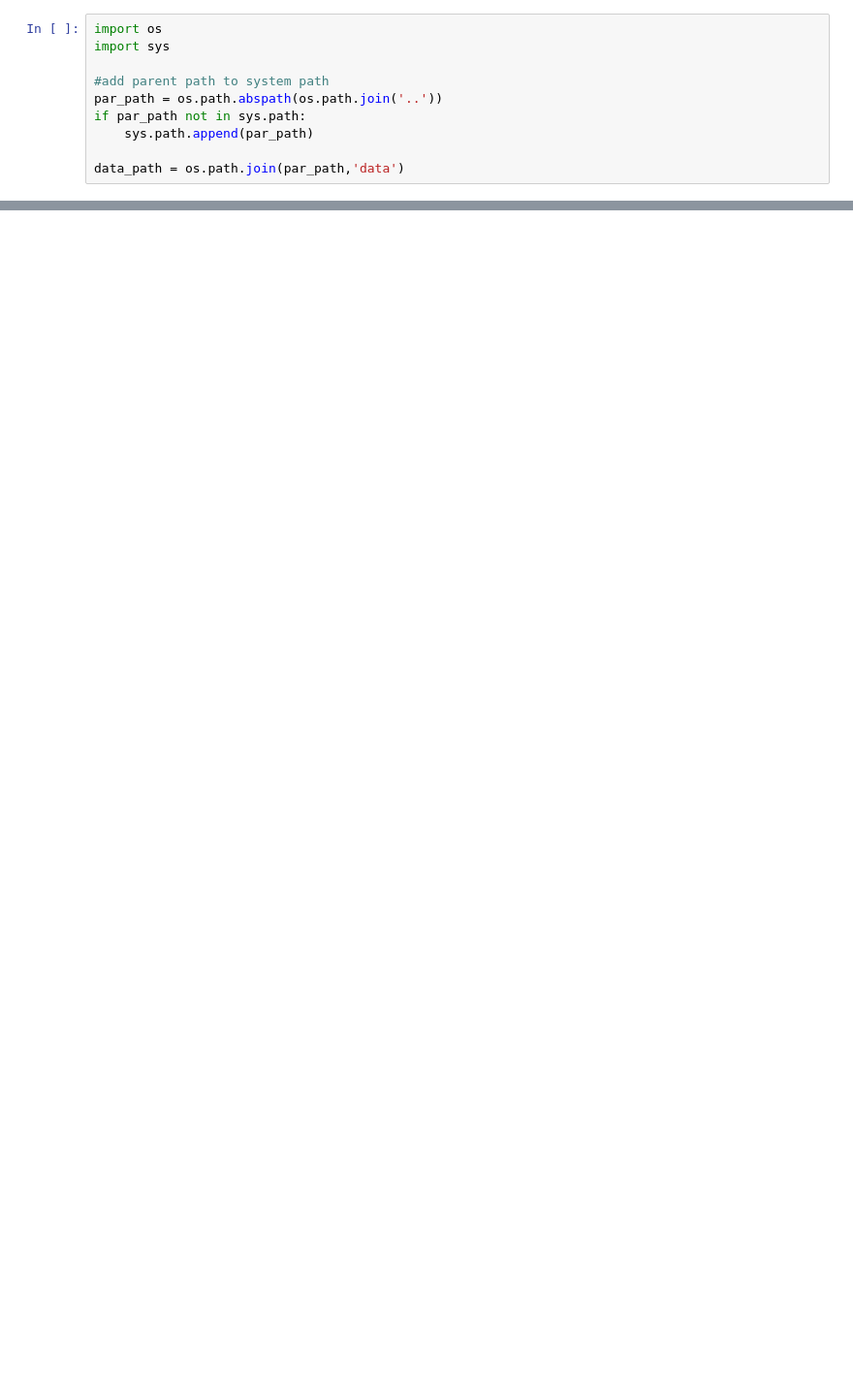
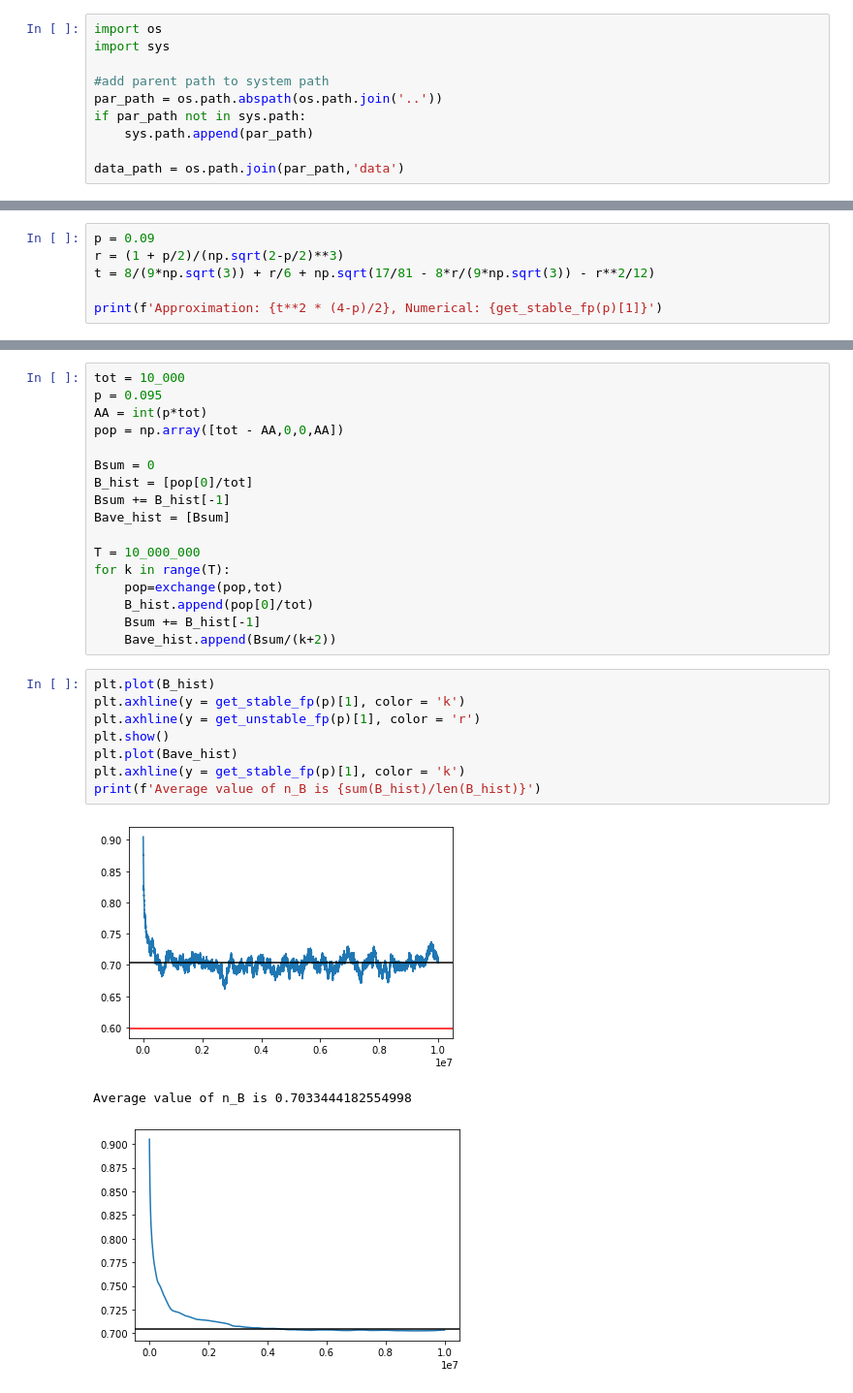
Before and after one commit to slashdotfield/Physics-305, a Jupyter notebook: AfB/notebooks/01 - Prototyping.ipynb, the cells around one changed output, grey strips where cells are left out. Shown at 97% size. Cells and saved outputs as stored; diff of their text form; blank space fills up the shorter version.

```diff
--- a/AfB/notebooks/01 - Prototyping.ipynb
+++ b/AfB/notebooks/01 - Prototyping.ipynb
@@ -170,0 +229,6 @@ r
+# %%
+p = 0.09
+r = (1 + p/2)/(np.sqrt(2-p/2)**3)
+t = 8/(9*np.sqrt(3)) + r/6 + np.sqrt(17/81 - 8*r/(9*np.sqrt(3)) - r**2/12)
+
+print(f'Approximation: {t**2 * (4-p)/2}, Numerical: {get_stable_fp(p)[1]}')
@@ -170,0 +281,29 @@ r
+# %%
+tot = 10_000
+p = 0.095
+AA = int(p*tot)
+pop = np.array([tot - AA,0,0,AA])
+
+Bsum = 0
+B_hist = [pop[0]/tot]
+Bsum += B_hist[-1]
+Bave_hist = [Bsum]
+
+T = 10_000_000
+for k in range(T):
+    pop=exchange(pop,tot)
+    B_hist.append(pop[0]/tot)
+    Bsum += B_hist[-1]
+    Bave_hist.append(Bsum/(k+2))
+# %%
+plt.plot(B_hist)
+plt.axhline(y = get_stable_fp(p)[1], color = 'k')
+plt.axhline(y = get_unstable_fp(p)[1], color = 'r')
+plt.show()
+plt.plot(Bave_hist)
+plt.axhline(y = get_stable_fp(p)[1], color = 'k')
+print(f'Average value of n_B is {sum(B_hist)/len(B_hist)}')
+# %% [output]
+[figure, added]
+Average value of n_B is 0.7033444182554998
+[figure, added]
```
Also changed, not shown: parts of 26 cells of this notebook.
